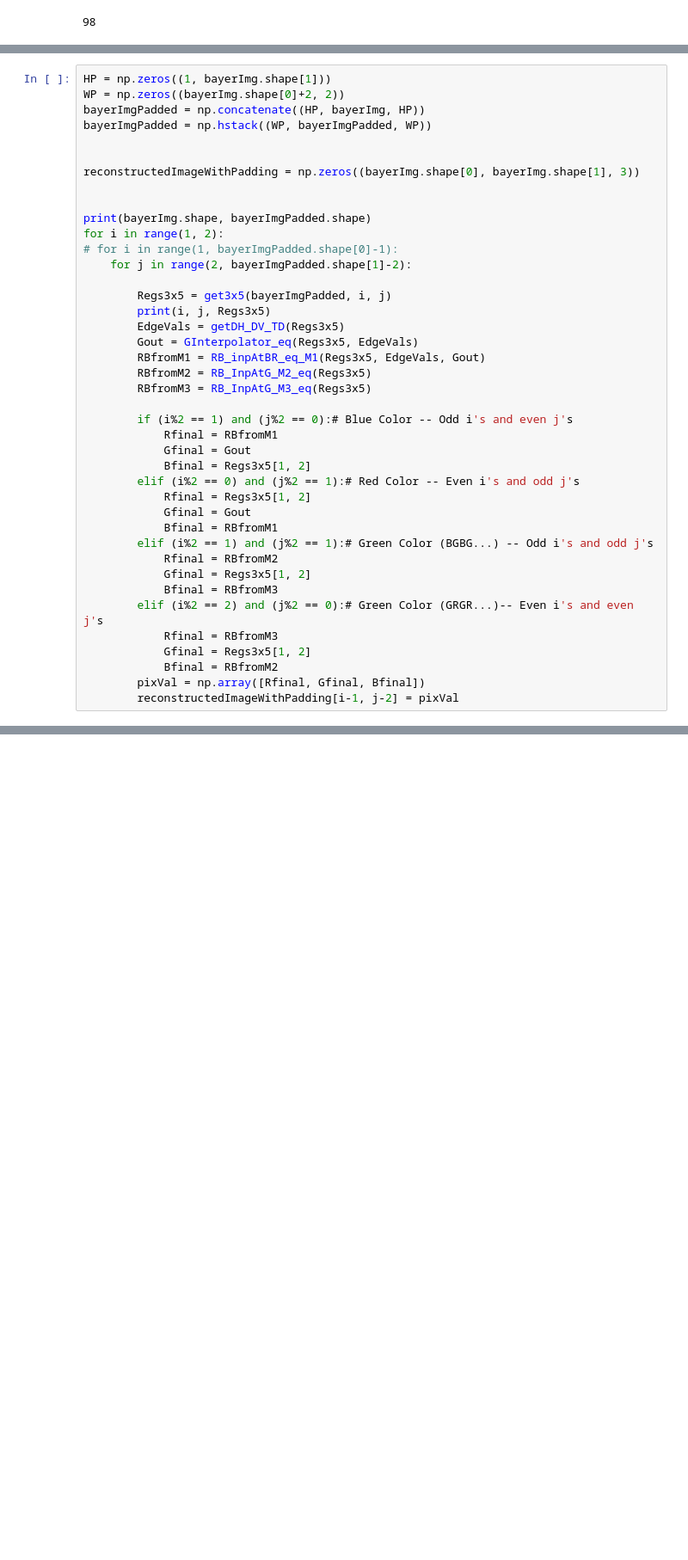
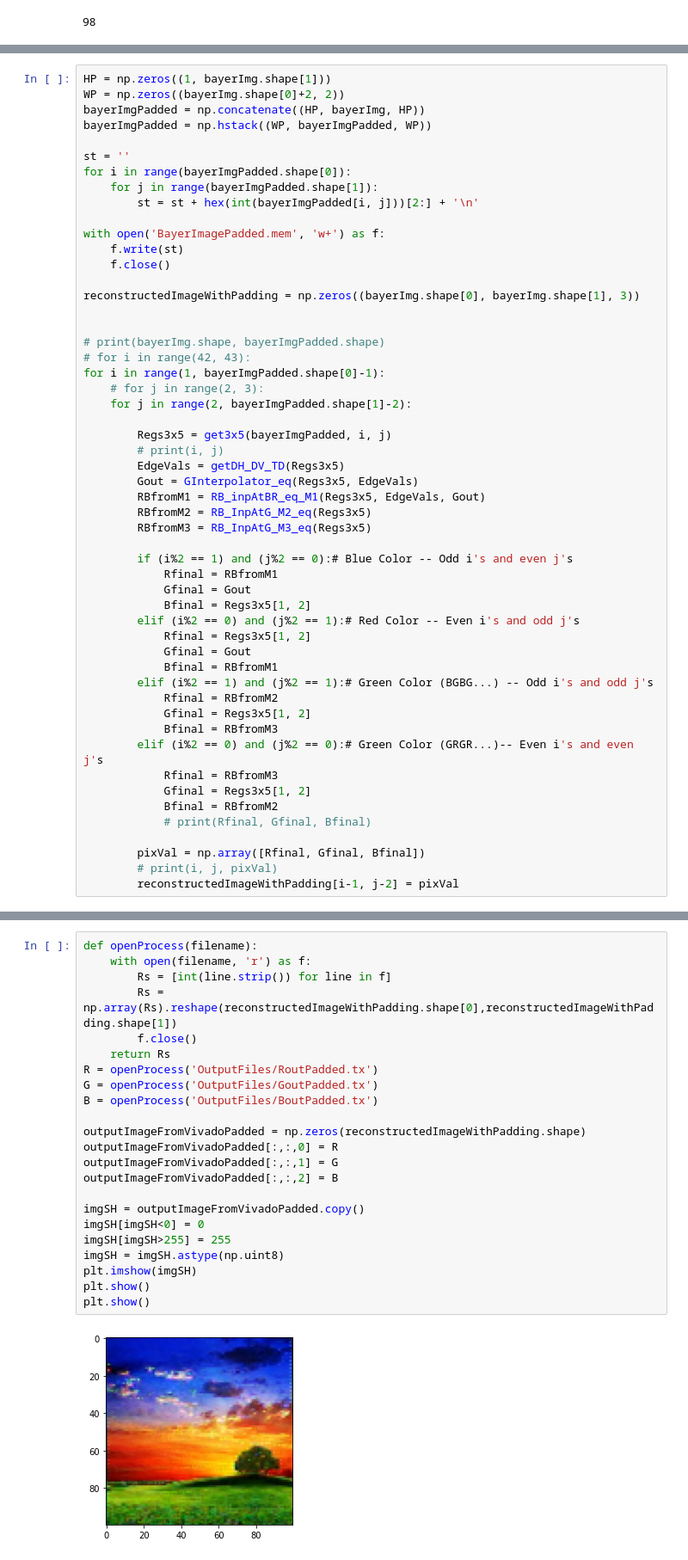
Before and after one commit to narendiran1996/BayerReconstruction, a Jupyter notebook: BayerReconstruction.ipynb, the cells around one changed output, grey strips where cells are left out. Shown at 86% size. Drawn from its saved outputs; the diff is of its cells as text; blank space fills up the shorter version.

```diff
--- a/BayerReconstruction.ipynb
+++ b/BayerReconstruction.ipynb
@@ -296,17 +296,26 @@ WP = np.zeros((bayerImg.shape[0]+2, 2))
 bayerImgPadded = np.concatenate((HP, bayerImg, HP))
 bayerImgPadded = np.hstack((WP, bayerImgPadded, WP))
 
+st = ''
+for i in range(bayerImgPadded.shape[0]):
+    for j in range(bayerImgPadded.shape[1]):
+        st = st + hex(int(bayerImgPadded[i, j]))[2:] + '\n'
+
+with open('BayerImagePadded.mem', 'w+') as f:
+    f.write(st)
+    f.close()
 
 reconstructedImageWithPadding = np.zeros((bayerImg.shape[0], bayerImg.shape[1], 3))
 
 
-print(bayerImg.shape, bayerImgPadded.shape)
-for i in range(1, 2):
-# for i in range(1, bayerImgPadded.shape[0]-1):
+# print(bayerImg.shape, bayerImgPadded.shape)
+# for i in range(42, 43):
+for i in range(1, bayerImgPadded.shape[0]-1):
+    # for j in range(2, 3):
     for j in range(2, bayerImgPadded.shape[1]-2):
 
         Regs3x5 = get3x5(bayerImgPadded, i, j)
-        print(i, j, Regs3x5)
+        # print(i, j)
         EdgeVals = getDH_DV_TD(Regs3x5)
         Gout = GInterpolator_eq(Regs3x5, EdgeVals)
         RBfromM1 = RB_inpAtBR_eq_M1(Regs3x5, EdgeVals, Gout)
@@ -325,9 +334,12 @@ for i in range(1, 2):
             Rfinal = RBfromM2
             Gfinal = Regs3x5[1, 2]
             Bfinal = RBfromM3
-        elif (i%2 == 2) and (j%2 == 0):# Green Color (GRGR...)-- Even i's and even j's
+        elif (i%2 == 0) and (j%2 == 0):# Green Color (GRGR...)-- Even i's and even j's
             Rfinal = RBfromM3
             Gfinal = Regs3x5[1, 2]
             Bfinal = RBfromM2
+            # print(Rfinal, Gfinal, Bfinal)
+
         pixVal = np.array([Rfinal, Gfinal, Bfinal])
+        # print(i, j, pixVal)
         reconstructedImageWithPadding[i-1, j-2] = pixVal
@@ -362,3 +356,28 @@ plt.imsave('ReconstructionImageWithPadding.png', imgSH)
 # %% [output]
 (100, 100, 3)
 [figure]
+# %%
+def openProcess(filename):
+    with open(filename, 'r') as f:
+        Rs = [int(line.strip()) for line in f]
+        Rs = np.array(Rs).reshape(reconstructedImageWithPadding.shape[0],reconstructedImageWithPadding.shape[1])
+        f.close()
+    return Rs
+R = openProcess('OutputFiles/RoutPadded.tx')
+G = openProcess('OutputFiles/GoutPadded.tx')
+B = openProcess('OutputFiles/BoutPadded.tx')
+
+outputImageFromVivadoPadded = np.zeros(reconstructedImageWithPadding.shape)
+outputImageFromVivadoPadded[:,:,0] = R
+outputImageFromVivadoPadded[:,:,1] = G
+outputImageFromVivadoPadded[:,:,2] = B
+
+imgSH = outputImageFromVivadoPadded.copy()
+imgSH[imgSH<0] = 0
+imgSH[imgSH>255] = 255
+imgSH = imgSH.astype(np.uint8)
+plt.imshow(imgSH)
+plt.show()
+plt.show()
+# %% [output]
+[figure, added]
```
Also changed, not shown: parts of 2 cells of this notebook, 38 other files.
